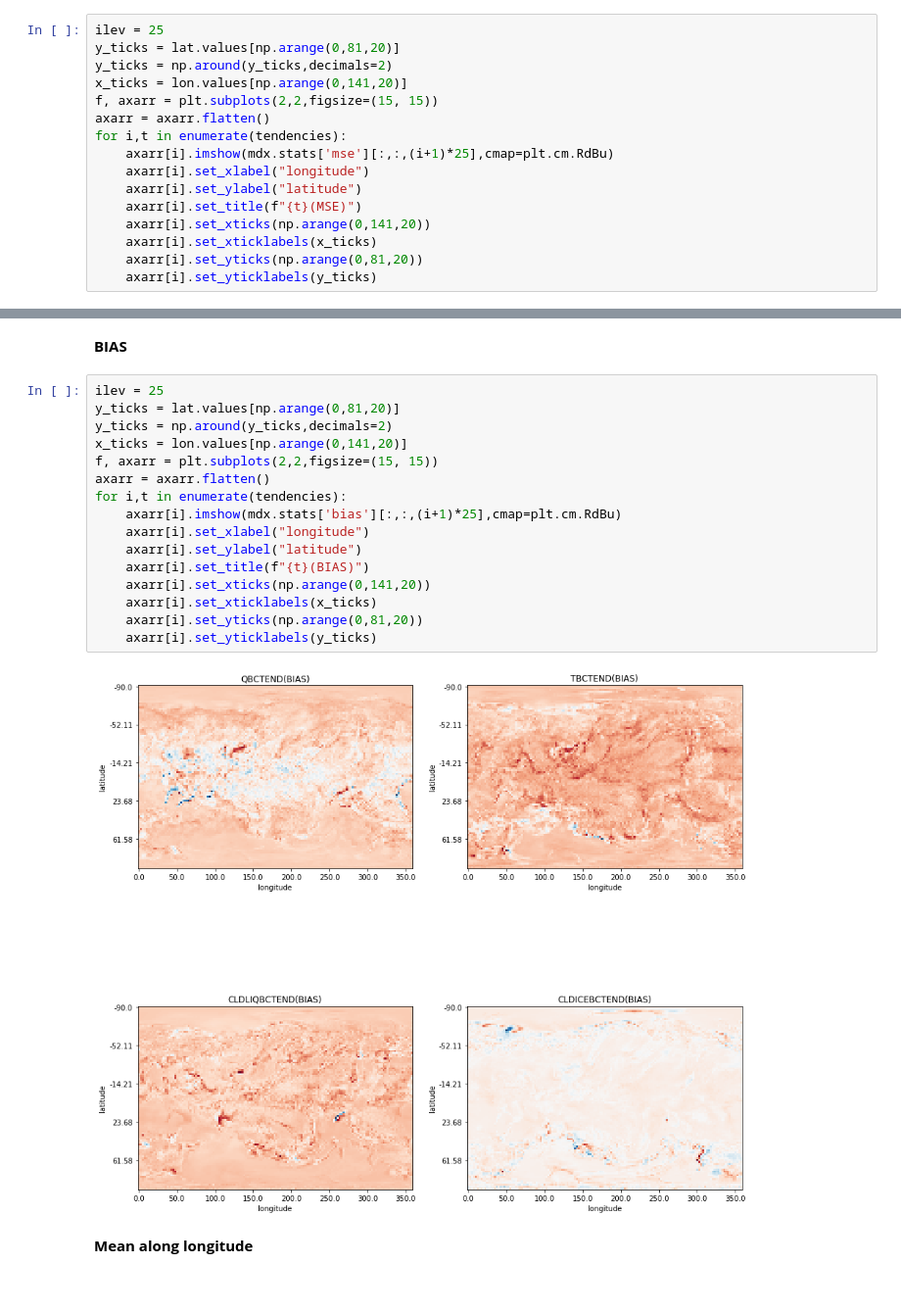
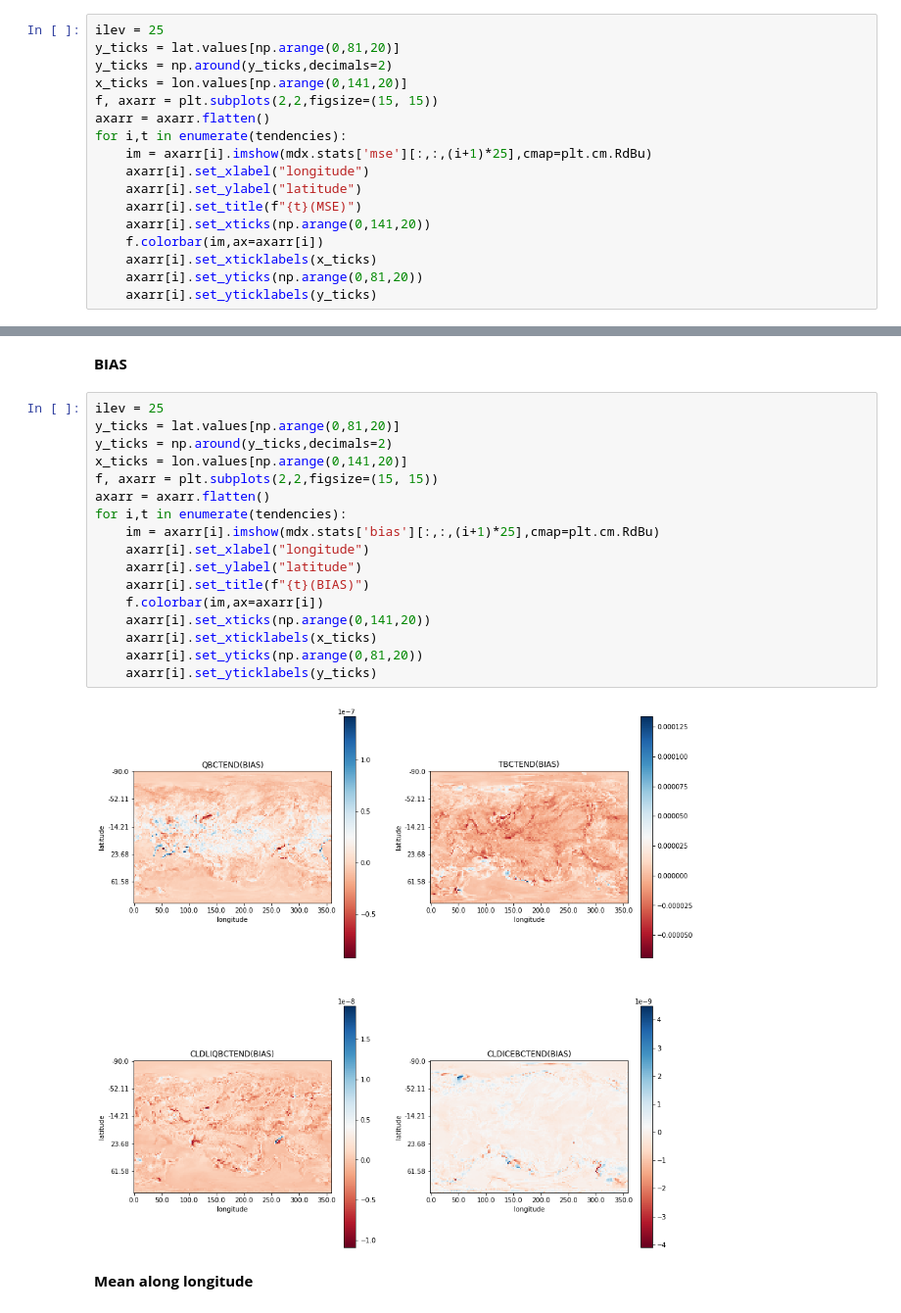
Before and after one commit to ankitesh97/CBRAIN-CAM, a Jupyter notebook: notebooks/ankitesh-devlog/14_real_geography.ipynb, the cells around one changed output, grey strips where cells are left out. Shown at 98% size. Drawn from its saved outputs; the diff is of its cells as text.

```diff
--- a/notebooks/ankitesh-devlog/14_real_geography.ipynb
+++ b/notebooks/ankitesh-devlog/14_real_geography.ipynb
@@ -267,11 +299,12 @@ x_ticks = lon.values[np.arange(0,141,20)]
 f, axarr = plt.subplots(2,2,figsize=(15, 15))
 axarr = axarr.flatten()
 for i,t in enumerate(tendencies):
-    axarr[i].imshow(mdx.stats['mse'][:,:,(i+1)*25],cmap=plt.cm.RdBu)
+    im = axarr[i].imshow(mdx.stats['mse'][:,:,(i+1)*25],cmap=plt.cm.RdBu)
     axarr[i].set_xlabel("longitude")
     axarr[i].set_ylabel("latitude")
     axarr[i].set_title(f"{t}(MSE)")
     axarr[i].set_xticks(np.arange(0,141,20))
+    f.colorbar(im,ax=axarr[i])
     axarr[i].set_xticklabels(x_ticks)
     axarr[i].set_yticks(np.arange(0,81,20))
     axarr[i].set_yticklabels(y_ticks)
@@ -282,21 +315,22 @@ for i,t in enumerate(tendencies):
 # %%
 ilev = 25
 y_ticks = lat.values[np.arange(0,81,20)]
 y_ticks = np.around(y_ticks,decimals=2)
 x_ticks = lon.values[np.arange(0,141,20)]
 f, axarr = plt.subplots(2,2,figsize=(15, 15))
 axarr = axarr.flatten()
 for i,t in enumerate(tendencies):
-    axarr[i].imshow(mdx.stats['bias'][:,:,(i+1)*25],cmap=plt.cm.RdBu)
+    im = axarr[i].imshow(mdx.stats['bias'][:,:,(i+1)*25],cmap=plt.cm.RdBu)
     axarr[i].set_xlabel("longitude")
     axarr[i].set_ylabel("latitude")
     axarr[i].set_title(f"{t}(BIAS)")
+    f.colorbar(im,ax=axarr[i])
     axarr[i].set_xticks(np.arange(0,141,20))
     axarr[i].set_xticklabels(x_ticks)
     axarr[i].set_yticks(np.arange(0,81,20))
     axarr[i].set_yticklabels(y_ticks)
 # %% [output]
-[figure, old version]
+[figure, new version]
 # %% [markdown]
 **Mean along longitude**
 # %% [markdown]
```
Also changed, not shown: parts of 8 cells of this notebook.
